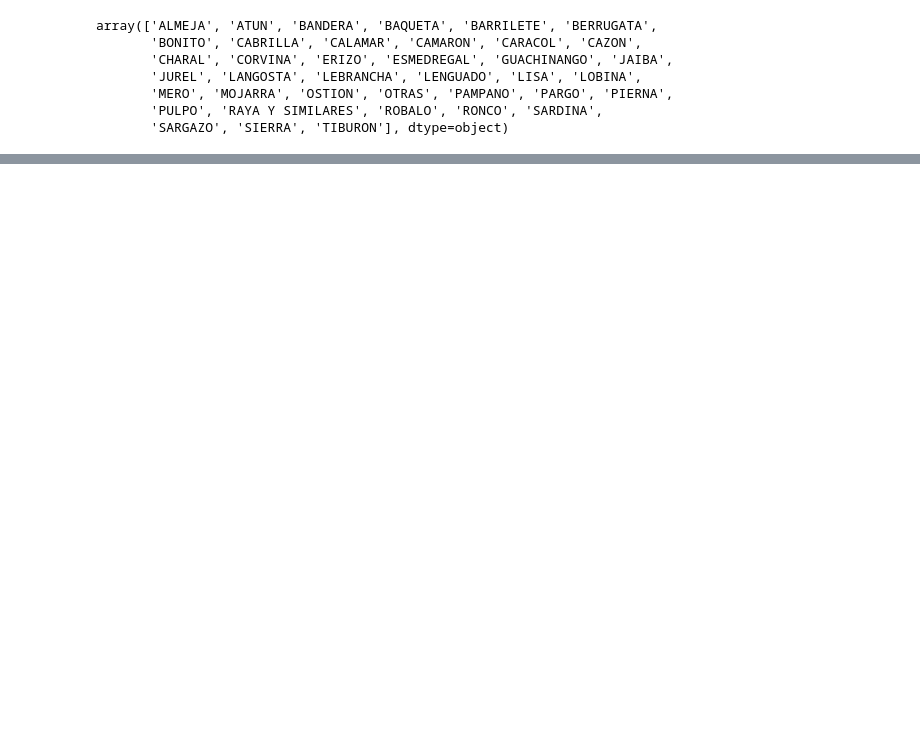
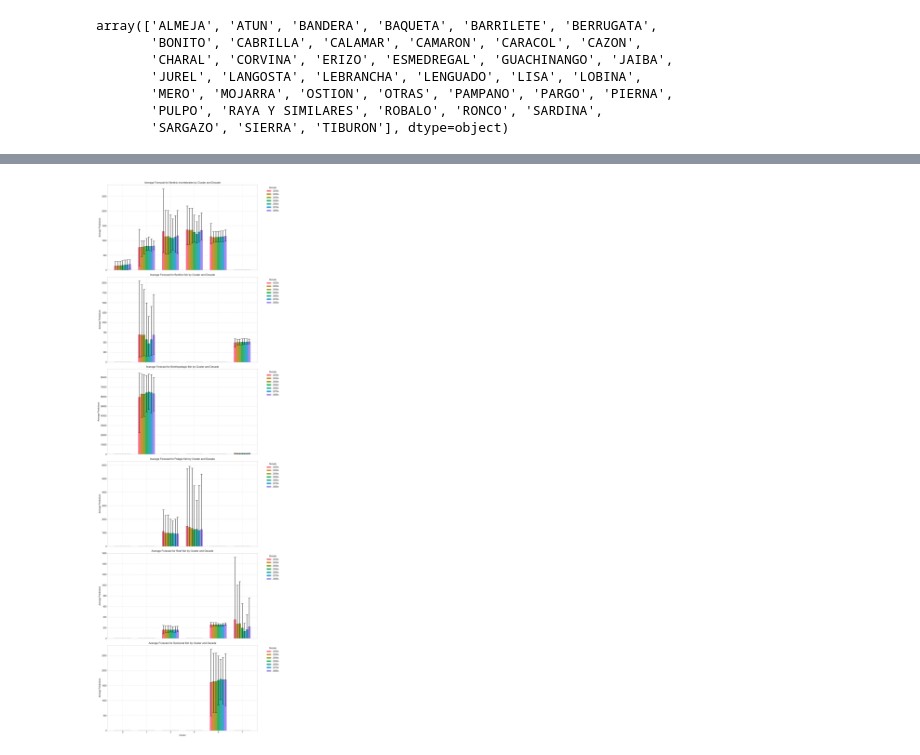
Before and after one commit to cedointercultural/CC-DLM-MFisheries, a Jupyter notebook: general_analysis.ipynb, the cells around one changed output, grey strips where cells are left out. Cells and saved outputs as stored; diff of their text form; code cells hidden in the pictures; blank space fills up the shorter version.

```diff
--- a/general_analysis.ipynb
+++ b/general_analysis.ipynb
@@ -64,0 +418,79 @@ ModuleNotFoundError: No module named 'species_classifier'
+# %%
+import pandas as pd
+import numpy as np
+import matplotlib.pyplot as plt
+
+# Load the file
+file_path = 'future_catches.csv'  # Reemplaza con la ruta de tu archivo
+data = pd.read_csv(file_path)
+
+# Convert 'date' to datetime format and extract the decade
+data['date'] = pd.to_datetime(data['date'])
+data['year'] = data['date'].dt.year
+data['decade'] = (data['year'] // 10) * 10
+
+# Calculate annual statistics first
+annual_stats = data.groupby(['Cluster', 'habitat', 'species', 'year']).agg(
+    annual_avg_prediction=('predictions', 'mean'),
+    annual_max_prediction=('predictions', 'max'),
+    annual_min_prediction=('predictions', 'min')
+).reset_index()
+
+# Calculate decadal averages of annual statistics
+decadal_stats = annual_stats.copy()
+decadal_stats['decade'] = (decadal_stats['year'] // 10) * 10
+
+# Aggregate statistics by decade without species differentiation
+decadal_stats_no_species = decadal_stats.groupby(['Cluster', 'habitat', 'decade']).agg(
+    avg_annual_prediction=('annual_avg_prediction', 'mean'),
+    avg_decade_max=('annual_max_prediction', 'mean'),
+    avg_decade_min=('annual_min_prediction', 'mean')
+).reset_index()
+
+# Define variables for plotting
+species_groups = decadal_stats_no_species['habitat'].unique()
+decades = sorted(decadal_stats_no_species['decade'].unique())
+clusters = decadal_stats_no_species['Cluster'].unique()
+width = 0.1  # Bar width for grouped display
+
+# Create a single figure with subplots for each species group
+fig, axes = plt.subplots(len(species_groups), 1, figsize=(12, 6 * len(species_groups)), sharex=True)
+
+for ax, species_group in zip(axes, species_groups):
+    # Filter data for the current species group
+    group_data = decadal_stats_no_species[decadal_stats_no_species['habitat'] == species_group]
+
+    # Iterate over decades and plot bars for each cluster
+    for i, decade in enumerate(decades):
+        decade_data = group_data[group_data['decade'] == decade]
+        y_values = [decade_data[decade_data['Cluster'] == cluster]['avg_annual_prediction'].values[0]
+                    if cluster in decade_data['Cluster'].values else 0 for cluster in clusters]
+        y_min = [decade_data[decade_data['Cluster'] == cluster]['avg_decade_min'].values[0]
+                 if cluster in decade_data['Cluster'].values else 0 for cluster in clusters]
+        y_max = [decade_data[decade_data['Cluster'] == cluster]['avg_decade_max'].values[0]
+                 if cluster in decade_data['Cluster'].values else 0 for cluster in clusters]
+
+        x_positions_decade = np.arange(len(clusters)) + i * width
+        ax.bar(x_positions_decade, y_values, width, label=f"{decade}s")
+
+        # Add error bars for max and min values
+        ax.errorbar(x_positions_decade, y_values,
+                     yerr=[np.array(y_values) - np.array(y_min), np.array(y_max) - np.array(y_values)],
+                     fmt='k_', capsize=5)
+
+    # Customize each subplot
+    ax.set_title(f"Average Forecast for {species_group.capitalize()} by Cluster and Decade")
+    ax.set_ylabel("Average Predictions")
+    ax.set_ylim(0)  # Ensure the Y-axis starts at 0
+    ax.grid(axis='y', linestyle='--', alpha=0.7)
+    ax.legend(title="Decade", bbox_to_anchor=(1.05, 1), loc='upper left')
+
+# Customize the shared X-axis
+axes[-1].set_xlabel("Cluster")
+axes[-1].set_xticks(np.arange(len(clusters)) + (len(decades) - 1) * width / 2)
+axes[-1].set_xticklabels(clusters, rotation=0)
+
+plt.tight_layout()
+plt.show()
+# %% [output]
+[figure, added]
```
Also changed, not shown: parts of 9 cells of this notebook.
